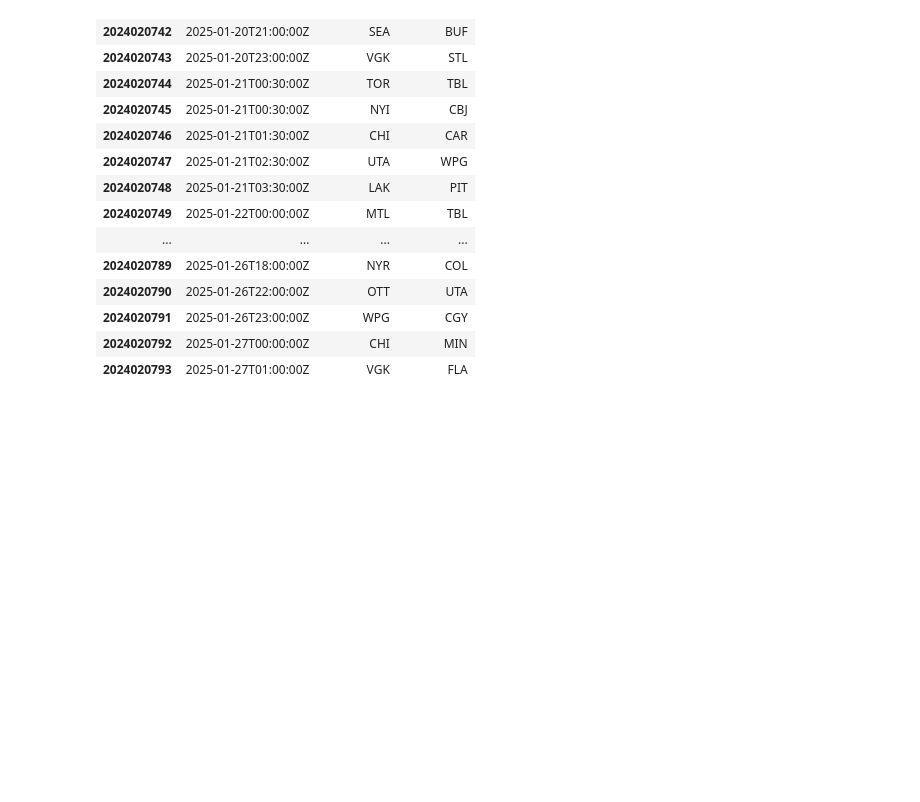
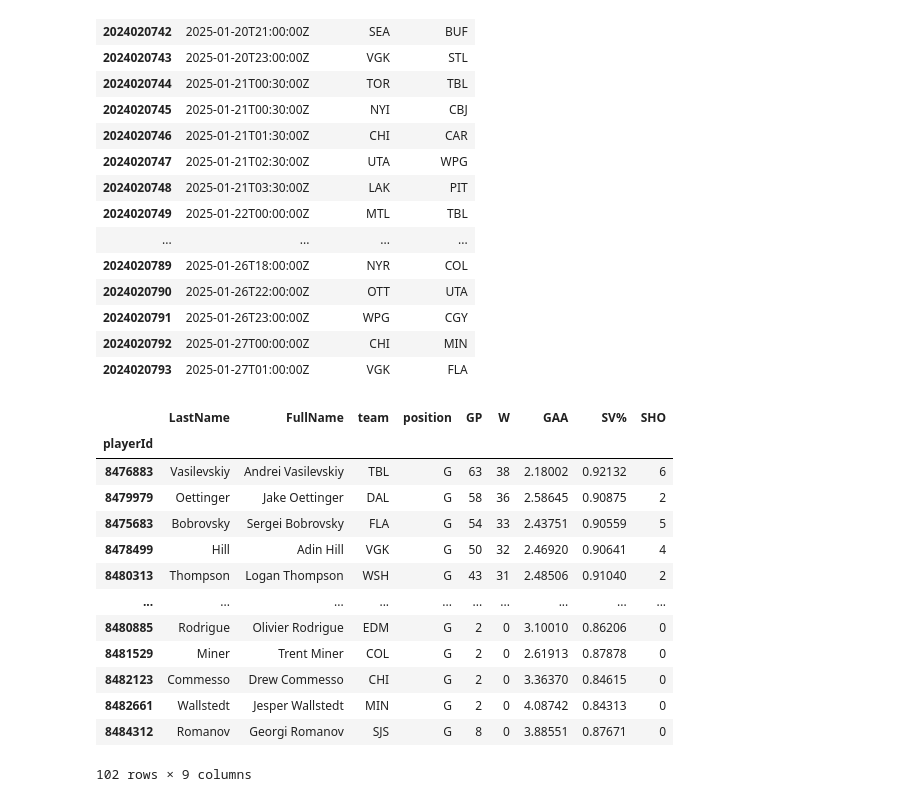
Before and after one commit to oradwastaken/FantasyHelper, a Jupyter notebook: main.ipynb, the cells around one changed output. Cells and saved outputs as stored; diff of their text form; code cells hidden in the pictures; blank space fills up the shorter version.

Commit message:
Download goalie stats

```diff
--- a/main.ipynb
+++ b/main.ipynb
@@ -106,3 +106,21 @@ df_week
 | 2024020791 | 2025-01-26T23:00:00Z | WPG | CGY |
 | 2024020792 | 2025-01-27T00:00:00Z | CHI | MIN |
 | 2024020793 | 2025-01-27T01:00:00Z | VGK | FLA |
+# %%
+df_goalies = data["df_goalies"]
+df_goalies
+# %% [output]
+|  | LastName | FullName | team | position | GP | W | GAA | SV% | SHO |
+| playerId |  |  |  |  |  |  |  |  |  |
+| 8476883 | Vasilevskiy | Andrei Vasilevskiy | TBL | G | 63 | 38 | 2.18002 | 0.92132 | 6 |
+| 8479979 | Oettinger | Jake Oettinger | DAL | G | 58 | 36 | 2.58645 | 0.90875 | 2 |
+| 8475683 | Bobrovsky | Sergei Bobrovsky | FLA | G | 54 | 33 | 2.43751 | 0.90559 | 5 |
+| 8478499 | Hill | Adin Hill | VGK | G | 50 | 32 | 2.46920 | 0.90641 | 4 |
+| 8480313 | Thompson | Logan Thompson | WSH | G | 43 | 31 | 2.48506 | 0.91040 | 2 |
+| ... | ... | ... | ... | ... | ... | ... | ... | ... | ... |
+| 8480885 | Rodrigue | Olivier Rodrigue | EDM | G | 2 | 0 | 3.10010 | 0.86206 | 0 |
+| 8481529 | Miner | Trent Miner | COL | G | 2 | 0 | 2.61913 | 0.87878 | 0 |
+| 8482123 | Commesso | Drew Commesso | CHI | G | 2 | 0 | 3.36370 | 0.84615 | 0 |
+| 8482661 | Wallstedt | Jesper Wallstedt | MIN | G | 2 | 0 | 4.08742 | 0.84313 | 0 |
+| 8484312 | Romanov | Georgi Romanov | SJS | G | 8 | 0 | 3.88551 | 0.87671 | 0 |
+102 rows × 9 columns
```
Also changed, not shown: parts of 3 cells of this notebook, 1 other file.
